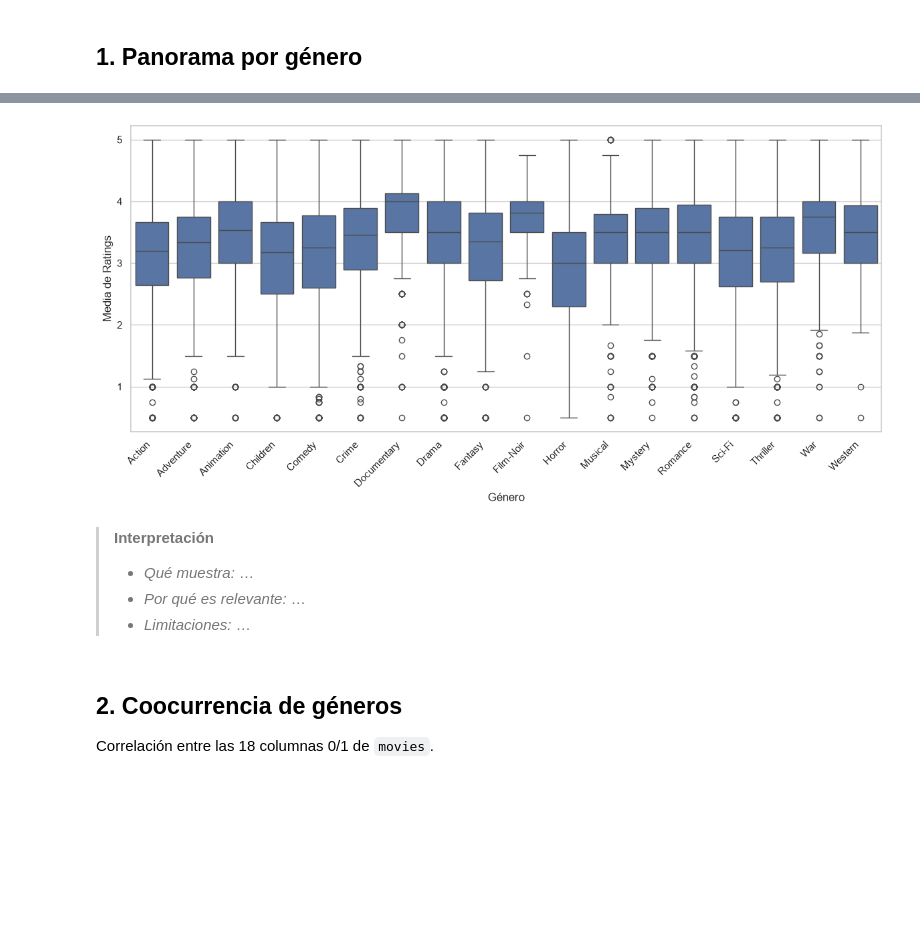
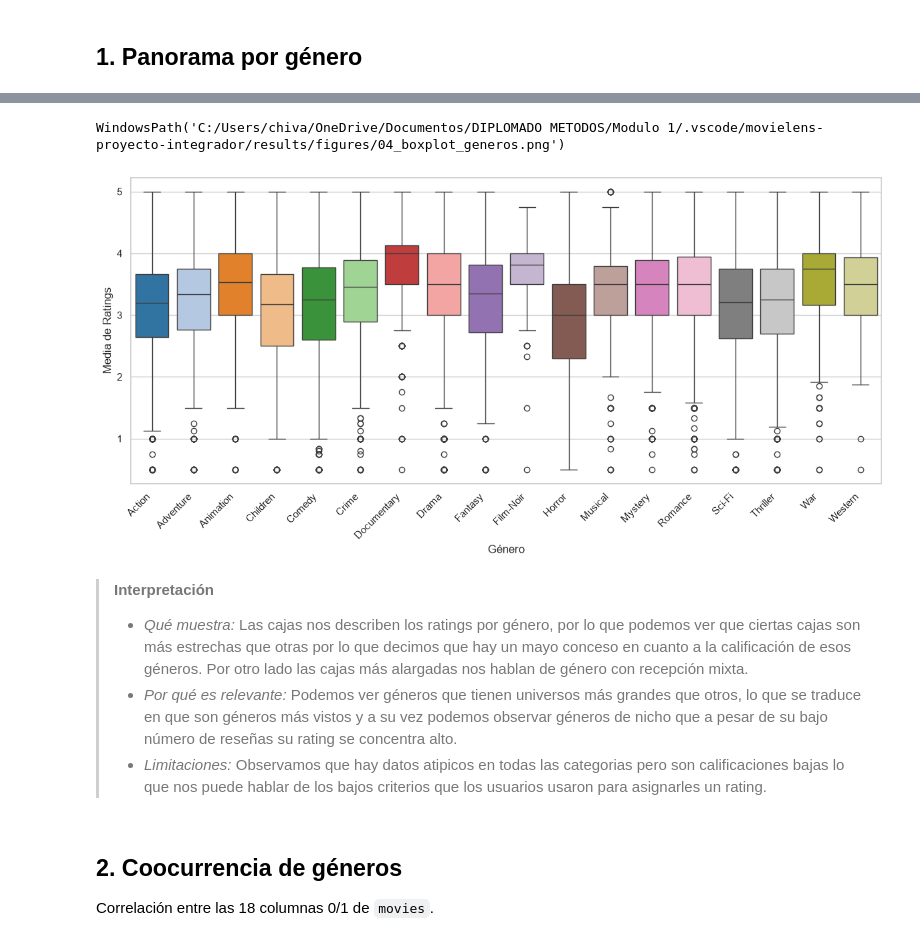
Before and after one commit to srandres-git/movielens-proyecto-integrador, a Jupyter notebook: notebooks/04_afinidades_generos.ipynb, the cells around one changed output, grey strips where cells are left out. Cells and saved outputs as stored; diff of their text form; code cells hidden in the pictures; blank space fills up the shorter version.

```diff
--- a/notebooks/04_afinidades_generos.ipynb
+++ b/notebooks/04_afinidades_generos.ipynb
@@ -82,20 +83,22 @@ print(tabla_resumen)
 # %%
 # TODO: boxplot de ratings por género (sns.boxplot necesita formato largo: una fila por rating y género)
 # rutas.guardar_figura(fig, "04_boxplot_generos")
-plt.figure(figsize=(12, 6))
-sns.boxplot(x='genres', y='media_rating', data=tabla_conv)
+fig, ax = plt.subplots(figsize=(12, 6))
+sns.boxplot(x='genres', y='media_rating', hue='genres', palette="tab20", data=tabla_conv)
 
 plt.xlabel('Género', fontsize=12)
 plt.ylabel('Media de Ratings', fontsize=12)
 plt.xticks(rotation=45,ha='right')
 plt.tight_layout()
+rutas.guardar_figura(fig, "04_boxplot_generos")
 # %% [output]
+WindowsPath('C:/Users/chiva/OneDrive/Documentos/DIPLOMADO METODOS/Modulo 1/.vscode/movielens-proyecto-integrador/results/figures/04_boxplot_generos.png')
-[figure, old version]
+[figure, new version]
 # %% [markdown]
 > **Interpretación**
-> - *Qué muestra:* …
-> - *Por qué es relevante:* …
-> - *Limitaciones:* …
+> - *Qué muestra:* Las cajas nos describen los ratings por género, por lo que podemos ver que ciertas cajas son más estrechas que otras por lo que decimos que hay un mayo conceso en cuanto a la calificación de esos géneros. Por otro lado las cajas más alargadas nos hablan de género con recepción mixta.
+> - *Por qué es relevante:* Podemos ver géneros que tienen universos más grandes que otros, lo que se traduce en que son géneros más vistos y a su vez podemos observar géneros de nicho que a pesar de su bajo número de reseñas su rating se concentra alto.
+> - *Limitaciones:* Observamos que hay datos atipicos en todas las categorias pero son calificaciones bajas lo que nos puede hablar de los bajos criterios que los usuarios usaron para asignarles un rating.
 # %% [markdown]
 ## 2. Coocurrencia de géneros
 
```
Also changed, not shown: parts of 7 cells of this notebook, 3 other files.
